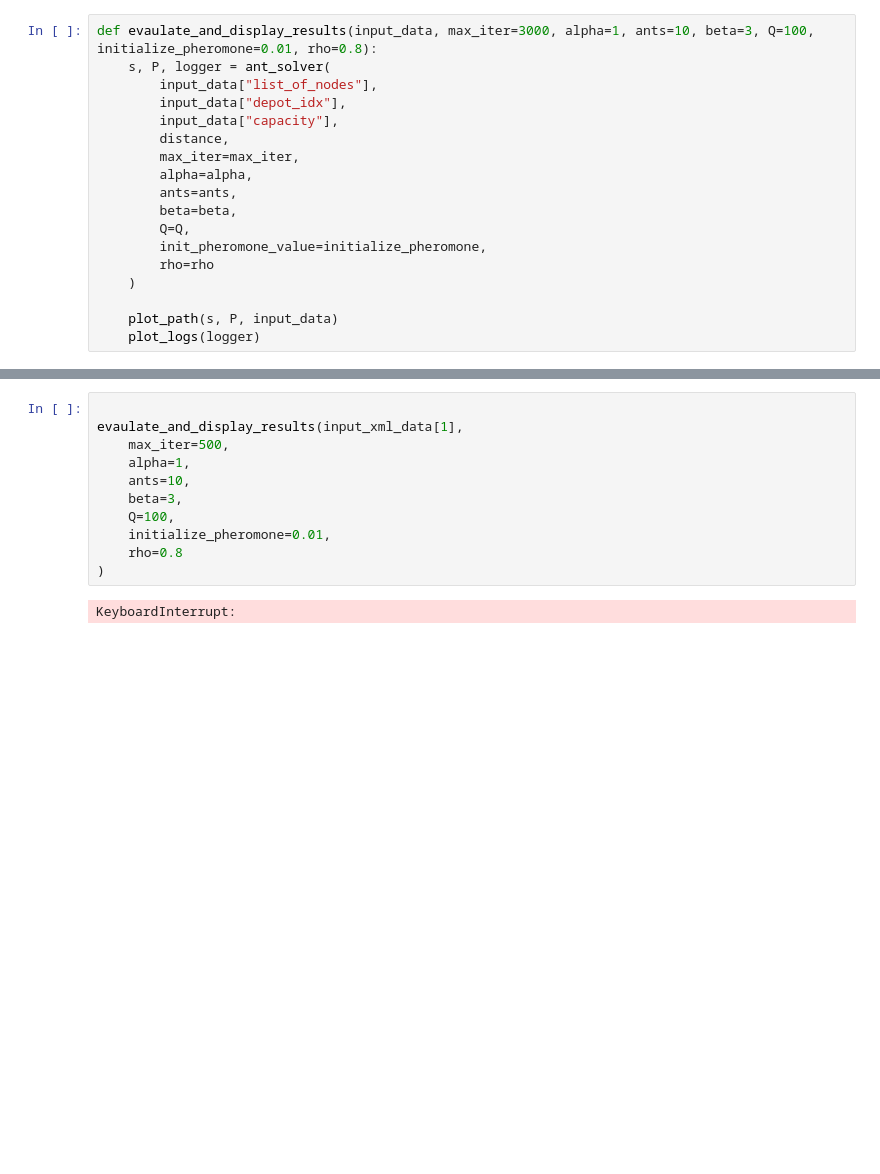
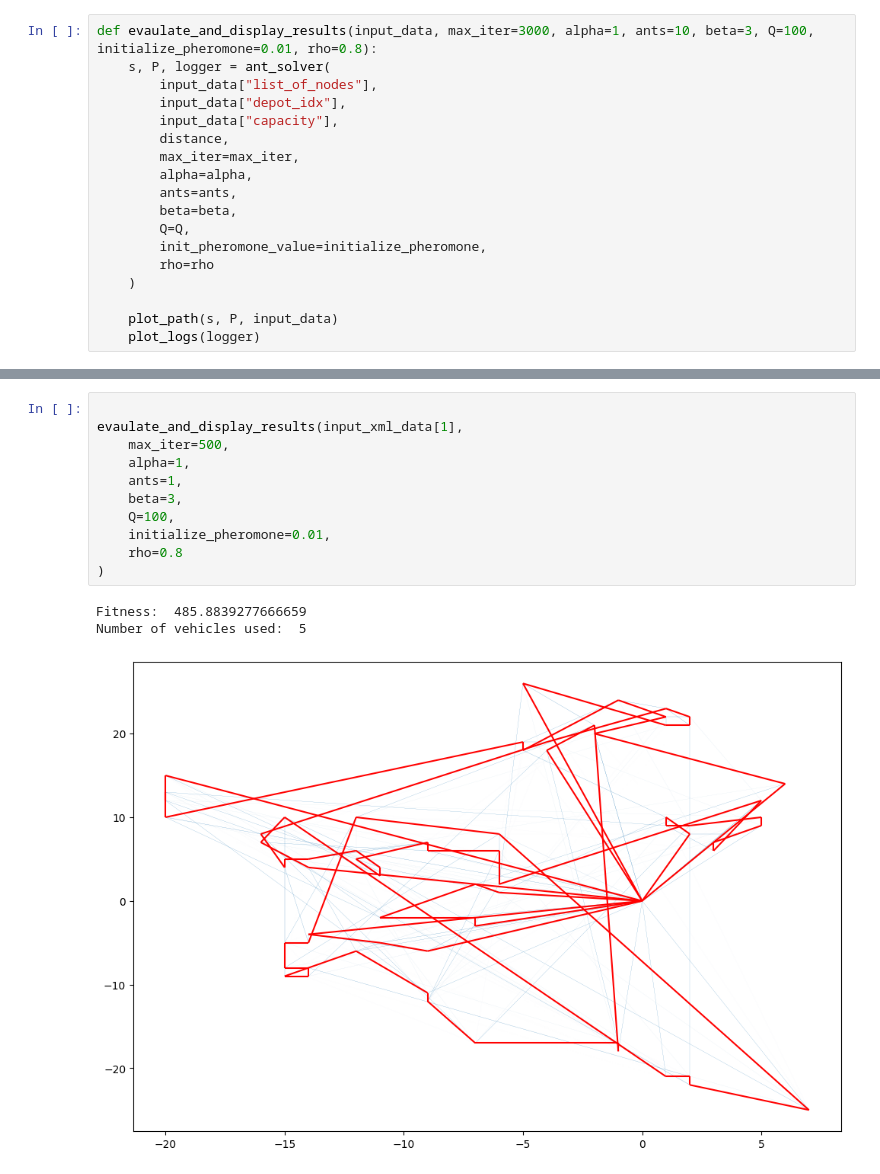
Before and after one commit to Aviuss/Vehicle-routing-problem, a Jupyter notebook: main.ipynb, the cells around one changed output, grey strips where cells are left out. Cells and saved outputs as stored; diff of their text form; blank space fills up the shorter version.

```diff
--- a/main.ipynb
+++ b/main.ipynb
@@ -270,13 +294,15 @@ Fitness:  865.446379294449
 # %%
 
 evaulate_and_display_results(input_xml_data[1],
     max_iter=500,
     alpha=1,
-    ants=10,
+    ants=1,
     beta=3,
     Q=100,
     initialize_pheromone=0.01,
     rho=0.8
 )
 # %% [output]
-KeyboardInterrupt:
+Fitness:  485.8839277666659
+Number of vehicles used:  5
+[figure, added]
```
Also changed, not shown: parts of 6 cells of this notebook.
